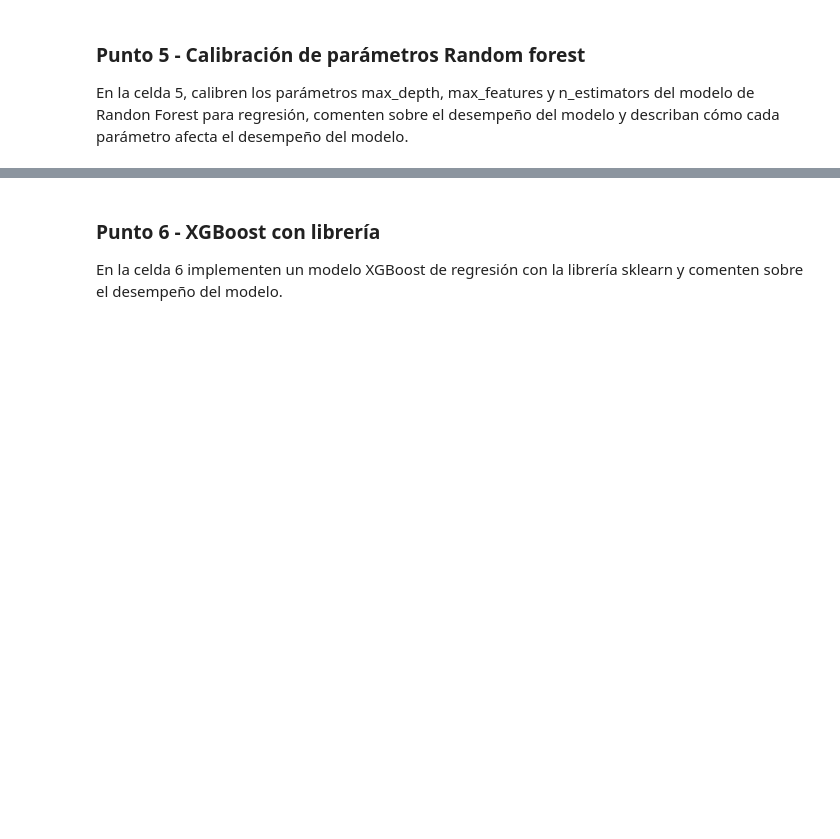
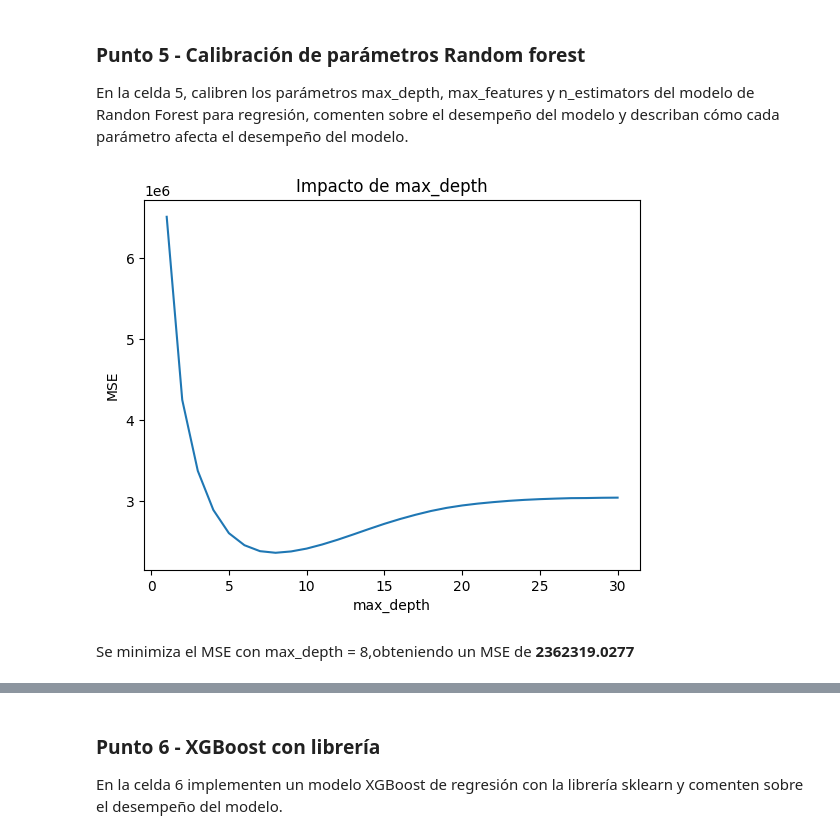
Before and after one commit to JohanManjarresMIAD/JohanManjarresMIAD-JohanManjarresMIAD-MIAD_ML_NLP_2026-Grupo_26, a Jupyter notebook: Semana 2/S2TC1_RandomForests_Boosting.ipynb, the cells around one changed output, grey strips where cells are left out. Cells and saved outputs as stored; diff of their text form; code cells hidden in the pictures; blank space fills up the shorter version.

```diff
--- a/Semana 2/S2TC1_RandomForests_Boosting.ipynb
+++ b/Semana 2/S2TC1_RandomForests_Boosting.ipynb
@@ -422,0 +425,21 @@ En la celda 5, calibren los parámetros max_depth, max_features y n_estimators d
+# %%
+depth_range = range(1, 31)
+mse_depth = []
+
+for delph in depth_range:
+    clf = RandomForestRegressor(max_depth=delph, random_state=40, n_jobs=-1)
+    score = cross_val_score(clf, X, y, cv=5, scoring='neg_mean_squared_error').mean()
+    mse_depth.append(-score)
+
+plt.plot(depth_range, mse_depth)
+plt.xlabel('max_depth')
+plt.ylabel('MSE')
+plt.title('Impacto de max_depth')
+plt.show()
+
+best_depth = depth_range[np.argmin(mse_depth)]
+
+display(Markdown(f"""Se minimiza el MSE con max_depth = {best_depth},obteniendo un MSE de **{min(mse_depth):.4f}**"""))
+# %% [output]
+[figure, added]
+Se minimiza el MSE con max_depth = 8,obteniendo un MSE de **2362319.0277**
```
Also changed, not shown: parts of 13 cells of this notebook.
